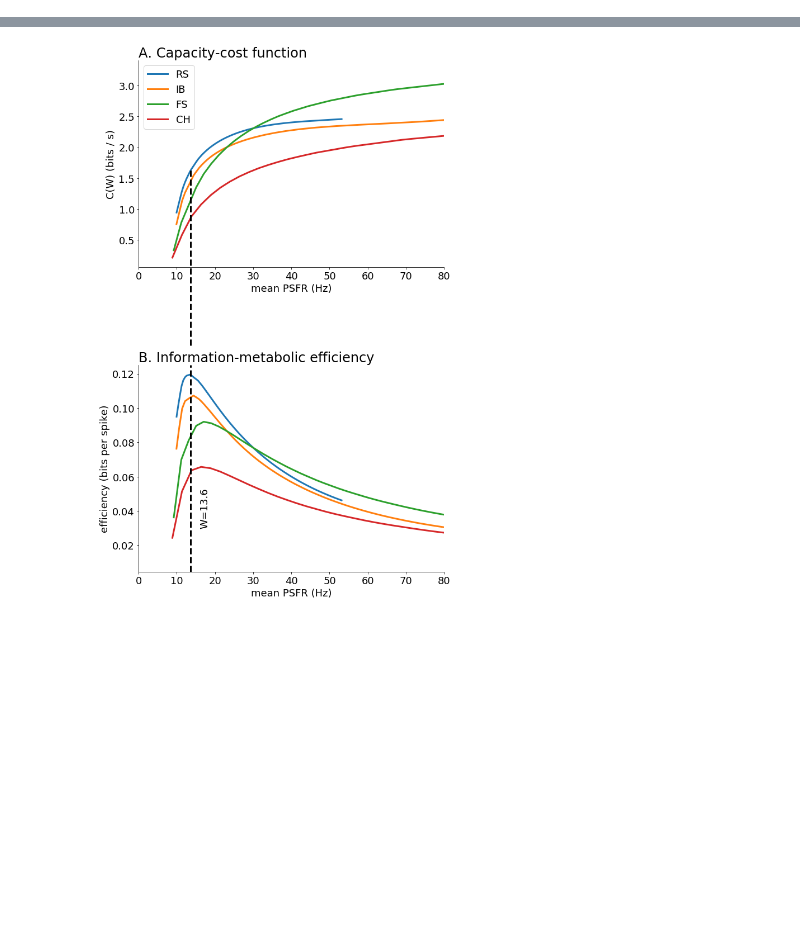
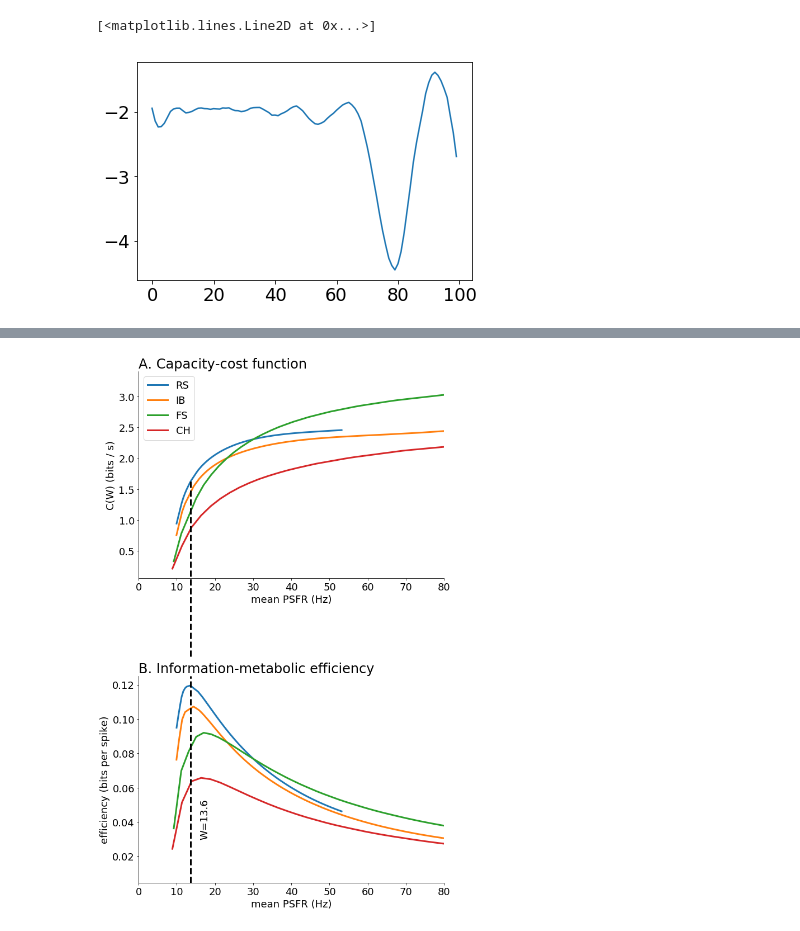
Before and after one commit to Tom83B/rate-code-eff-2019, a Jupyter notebook: analysis/capacity-cost functions.ipynb, the cells around one changed output, grey strips where cells are left out. Cells and saved outputs as stored; diff of their text form; code cells hidden in the pictures; blank space fills up the shorter version.

```diff
--- a/analysis/capacity-cost functions.ipynb
+++ b/analysis/capacity-cost functions.ipynb
@@ -31,0 +136,10 @@ def get_cost_capacity(neuron):
+# %%
+rates = info_res['rates']
+# %%
+syn_expenses = synaptic_expense(res_df.loc[0.4, 500, 'FS'].index.values, B=0.4)
+expenses = rates.dot(np.arange(rates.shape[1])) * 0.71 + 0.32 + syn_expenses
+# %%
+plt.plot(info_res['sensitivity'] - 0.5 * expenses)
+# %% [output]
+[<matplotlib.lines.Line2D at 0x...>]
+[figure, added]
```
Also changed, not shown: parts of 30 cells of this notebook, 5 other files.
